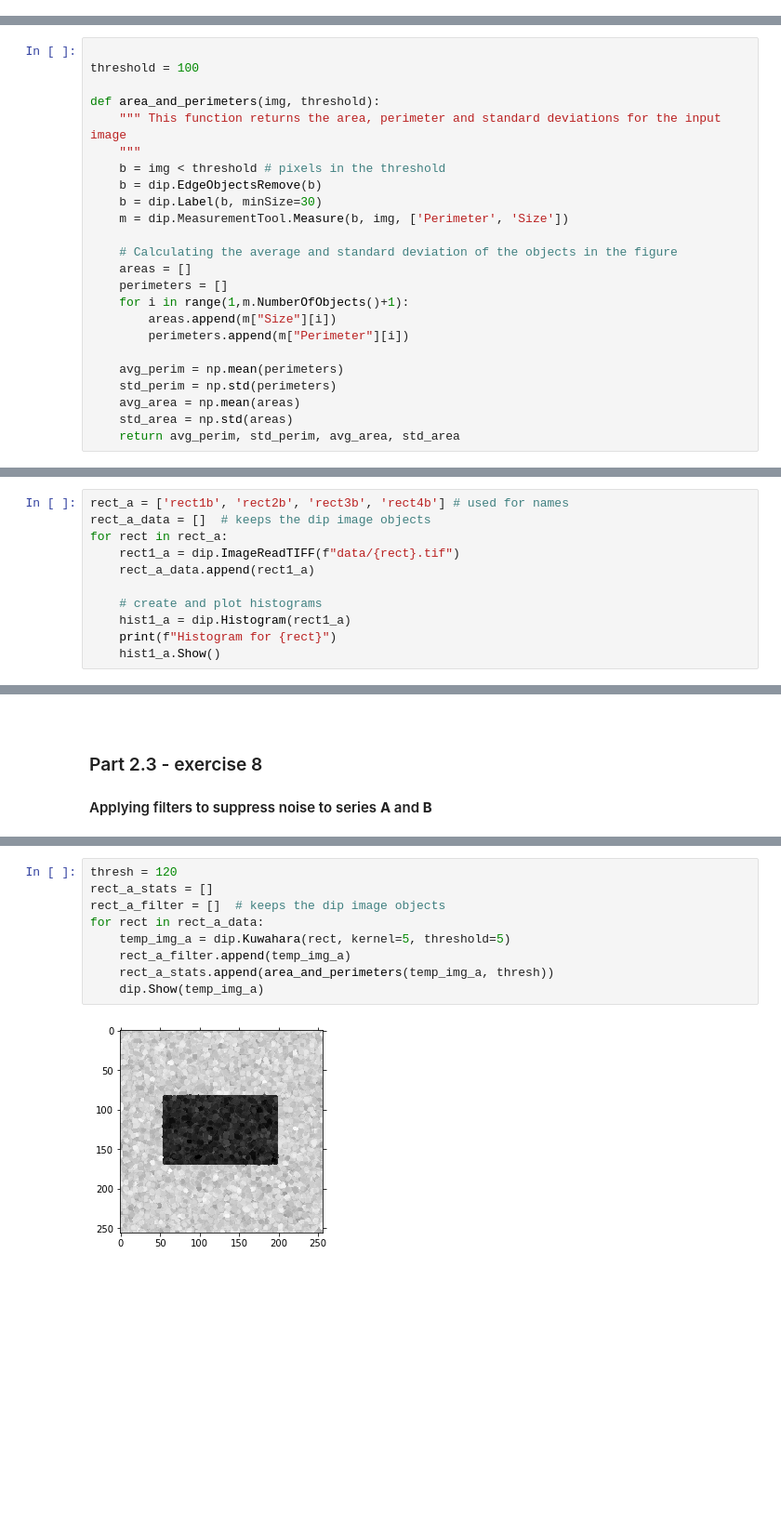
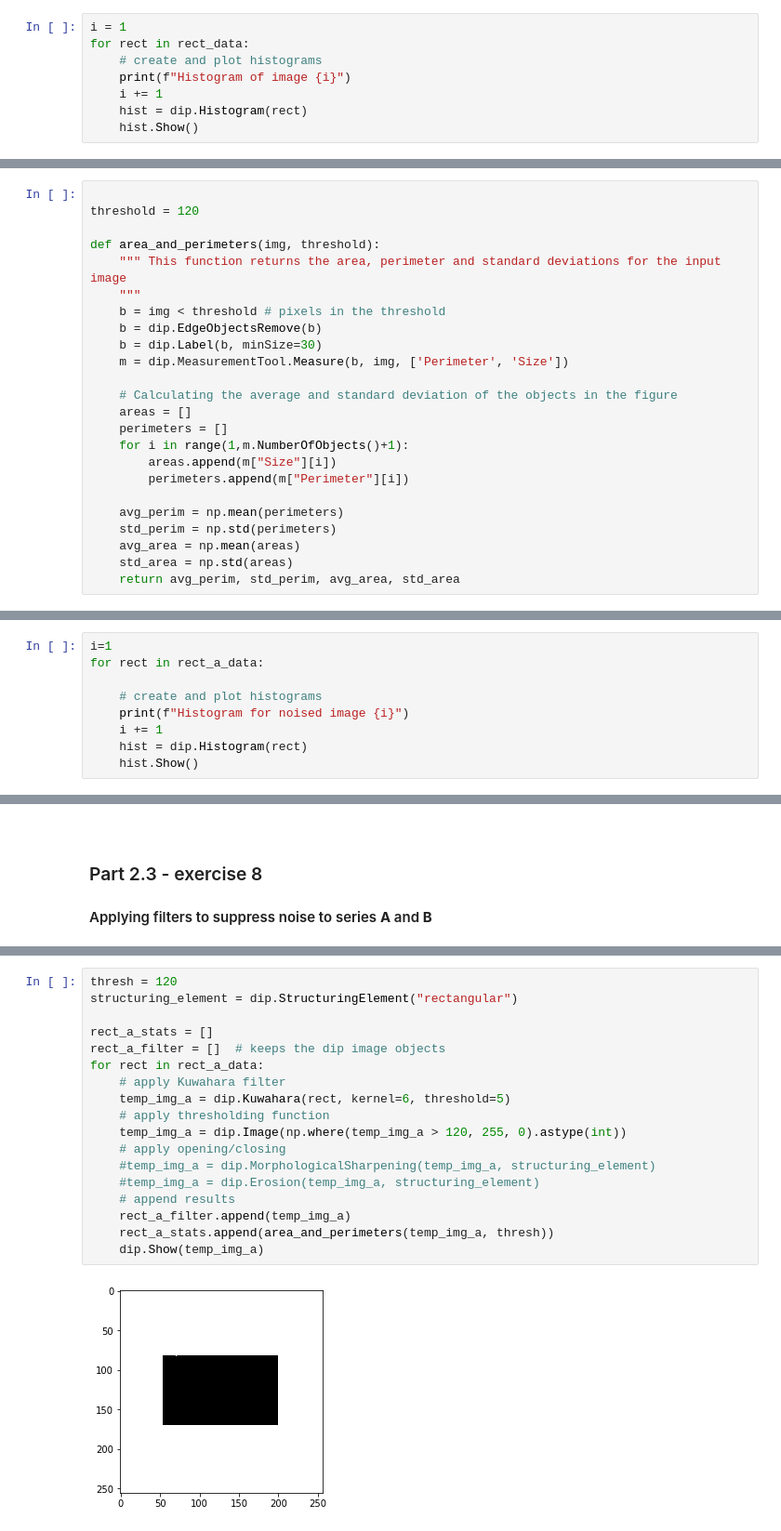
Before and after one commit to eleonoraieronimaki/image_analysis_assignment_2, a Jupyter notebook: assignment2.ipynb, the cells around one changed output, grey strips where cells are left out. Shown at 93% size. Drawn from its saved outputs; the diff is of its cells as text; blank space fills up the shorter version.

```diff
--- a/assignment2.ipynb
+++ b/assignment2.ipynb
@@ -28,0 +58,8 @@ Histogram for rect4
+# %%
+i = 1
+for rect in rect_data:
+    # create and plot histograms
+    print(f"Histogram of image {i}")
+    i += 1
+    hist = dip.Histogram(rect)
+    hist.Show()
@@ -35,6 +81,6 @@ Looking at the histograms above, we notice that a good intensity value, to separ
 # %%
 
-threshold = 100
+threshold = 120
 
 def area_and_perimeters(img, threshold):
     """ This function returns the area, perimeter and standard deviations for the input image
@@ -141,14 +187,3 @@ Text(0, 0.5, 'Coeficient of variation')
 <br/>
 <h3>Part 2.3 - exercise 7</h3>
 <h4>Histograms for series <b>A</b> </h4>
-# %%
-rect_a = ['rect1b', 'rect2b', 'rect3b', 'rect4b'] # used for names
-rect_a_data = []  # keeps the dip image objects
-for rect in rect_a:
-    rect1_a = dip.ImageReadTIFF(f"data/{rect}.tif")
-    rect_a_data.append(rect1_a)
-
-    # create and plot histograms
-    hist1_a = dip.Histogram(rect1_a)
-    print(f"Histogram for {rect}")
-    hist1_a.Show()
@@ -163,0 +190,9 @@ Histogram for rect4b
+# %%
+i=1
+for rect in rect_a_data:
+
+    # create and plot histograms
+    print(f"Histogram for noised image {i}")
+    i += 1
+    hist = dip.Histogram(rect)
+    hist.Show()
@@ -190,11 +266,20 @@ Histogram for rect4c
 # %%
 thresh = 120
+structuring_element = dip.StructuringElement("rectangular")
+
 rect_a_stats = []
 rect_a_filter = []  # keeps the dip image objects
 for rect in rect_a_data:
-    temp_img_a = dip.Kuwahara(rect, kernel=5, threshold=5)
+    # apply Kuwahara filter
+    temp_img_a = dip.Kuwahara(rect, kernel=6, threshold=5)
+    # apply thresholding function
+    temp_img_a = dip.Image(np.where(temp_img_a > 120, 255, 0).astype(int))
+    # apply opening/closing
+    #temp_img_a = dip.MorphologicalSharpening(temp_img_a, structuring_element)
+    #temp_img_a = dip.Erosion(temp_img_a, structuring_element)
+    # append results
     rect_a_filter.append(temp_img_a)
     rect_a_stats.append(area_and_perimeters(temp_img_a, thresh))
     dip.Show(temp_img_a)
 # %% [output]
-[figure, old version]
+[figure, new version]
```
Also changed, not shown: parts of 23 cells of this notebook.
